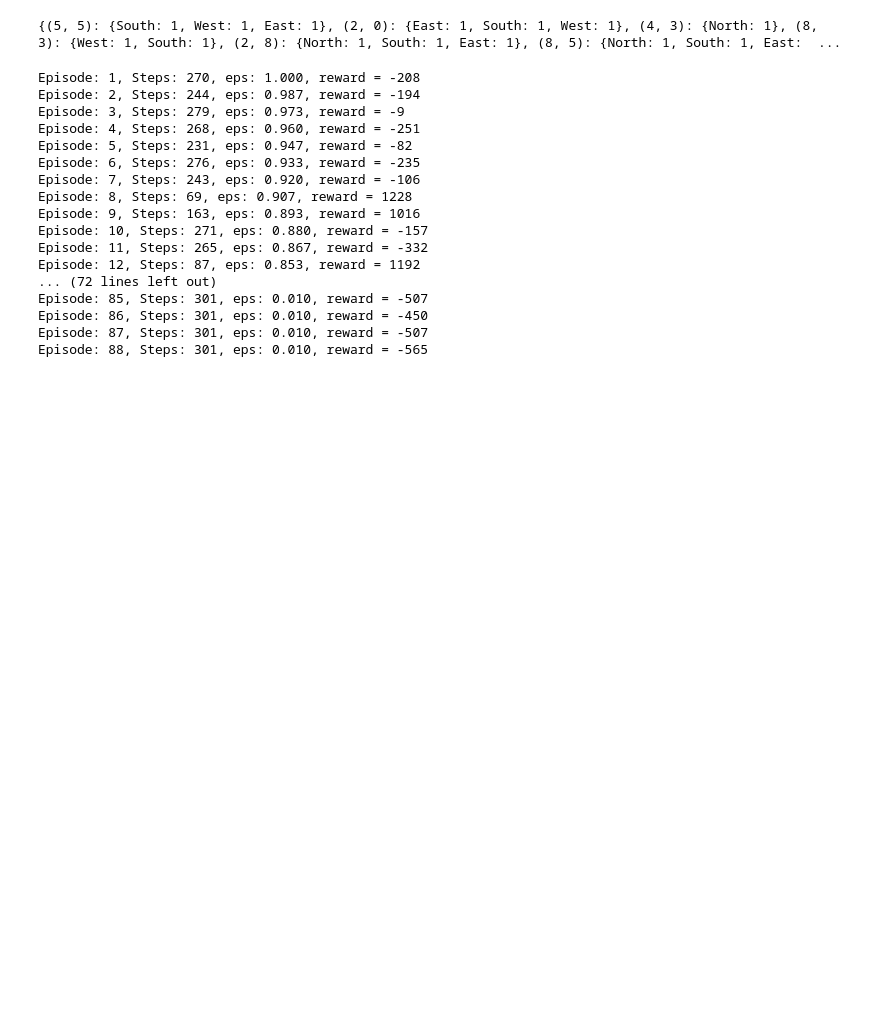
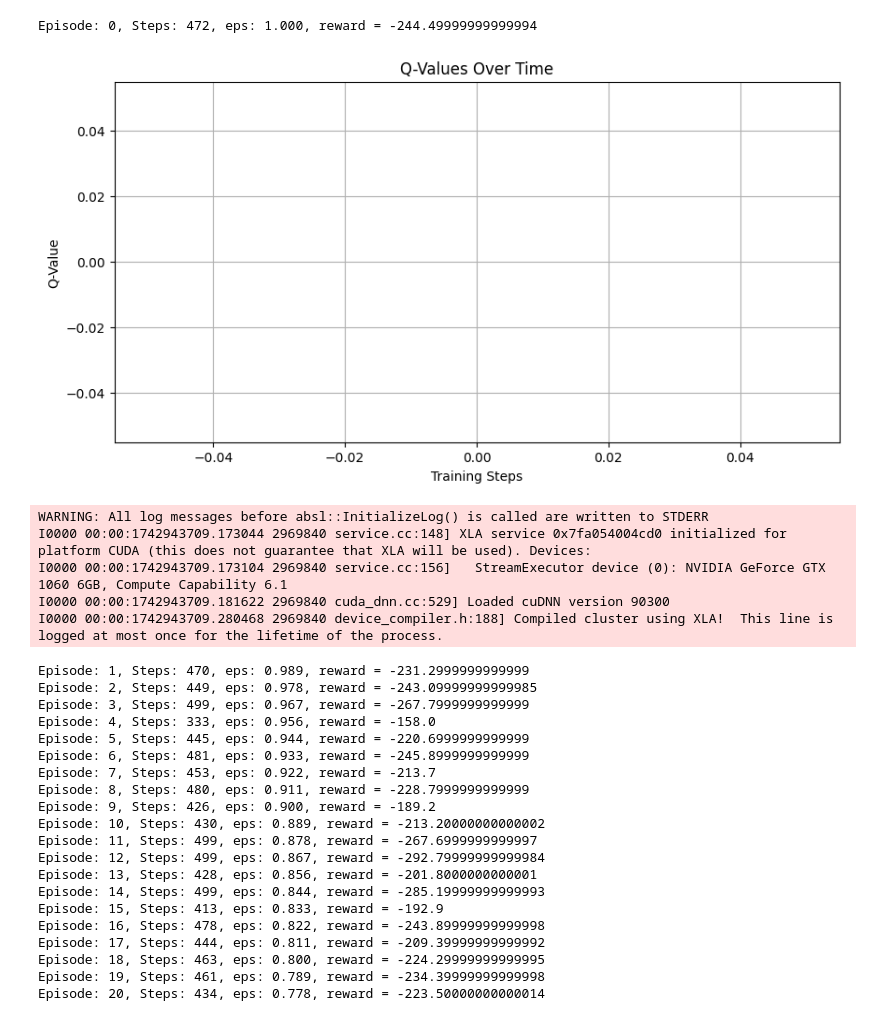
Before and after one commit to ArtLiathain/FYP, a Jupyter notebook: PythonMazeInteraction/firstAiTest.ipynb, the cells around one changed output. Saved outputs shown, nothing was run; the diff lists cells and outputs as text; code cells hidden in the pictures; blank space fills up the shorter version.

```diff
--- a/PythonMazeInteraction/firstAiTest.ipynb
+++ b/PythonMazeInteraction/firstAiTest.ipynb
@@ -91,7 +91,7 @@ def epsilon_greedy_policy(flat_state, epsilon):
 # %%
 from collections import deque
 
-replay_buffer = deque(maxlen=2000)
+replay_buffer = deque(maxlen=8000)
 # %%
 def sample_experiences(batch_size):
     indices = np.random.randint(len(replay_buffer), size=batch_size)
@@ -101,14 +101,15 @@ def sample_experiences(batch_size):
         for field_index in range(6)
     ]  # [states, actions, rewards, next_states, dones, truncateds]
 # %%
+reward_log = []
 def play_one_step(env, state, info, epsilon):
     flat_state = action_result_to_input_vector(state, info)
     action = epsilon_greedy_policy(flat_state, epsilon)
     action_obj = maze_library.create_action(map_int_to_direction(action))
     next_state, reward, done, truncated, new_info = action_result_to_tuple(env.take_action(action_obj))
     flat_next_state = action_result_to_input_vector(next_state, new_info)
+    reward_log.append(reward)
     replay_buffer.append((flat_state, action, reward, flat_next_state, done, truncated))
-    reward = reward
     return next_state, reward, done, truncated, info
 # %%
 np.random.seed(42)
@@ -117,75 +118,96 @@ rewards = []
 highest_reward = -1000000
 # %%
 batch_size = 32
-discount_factor = 0.95
-optimizer = tf.keras.optimizers.Nadam(learning_rate=1e-2)
-loss_fn = tf.keras.losses.MeanSquaredError()  # Use the class
+discount_factor = 0.96
+q_value_log = []
+optimizer = tf.keras.optimizers.Nadam(learning_rate=1e-4)
+loss_fn = tf.keras.losses.Huber(delta=1.0) # Use the class
 def training_step(batch_size):
     experiences = sample_experiences(batch_size)
     states, actions, rewards, next_states, dones, truncateds = experiences
     next_Q_values = model.predict(next_states, verbose=0)
     max_next_Q_values = next_Q_values.max(axis=1)
-    runs = 1.0 - (dones | truncateds)  # episode is not done or truncated
+    runs = 1.0 - (dones)  # episode is not done or truncated
     target_Q_values = rewards + runs * discount_factor * max_next_Q_values
     target_Q_values = target_Q_values.reshape(-1, 1)
+
     mask = tf.one_hot(actions, n_outputs)
     with tf.GradientTape() as tape:
         all_Q_values = model(states)
         Q_values = tf.reduce_sum(all_Q_values * mask, axis=1, keepdims=True)
+        q_value_log.extend(Q_values.numpy().flatten())
         loss = tf.reduce_mean(loss_fn(target_Q_values, Q_values))
 
     grads = tape.gradient(loss, model.trainable_variables)
     optimizer.apply_gradients(zip(grads, model.trainable_variables))
-# %%
-maze_library.print_weighted_graph(env)
-# %% [output]
-{(5, 5): {South: 1, West: 1, East: 1}, (2, 0): {East: 1, South: 1, West: 1}, (4, 3): {North: 1}, (8, 3): {West: 1, South: 1}, (2, 8): {North: 1, South: 1, East: 1}, (8, 5): {North: 1, South: 1, East:  ...
+# %%
+# Visualization function
+def plot_q_values():
+    plt.figure(figsize=(10, 5))
+    plt.plot(q_value_log)
+    plt.title("Q-Values Over Time")
+    plt.xlabel("Training Steps")
+    plt.ylabel("Q-Value")
+    plt.grid(True)
+    plt.show()
 # %%
 steps = 500
 
 for episode in range(100):
     result = env.reset()
     obs, reward, done, truncated, info = action_result_to_tuple(result)
     cumilative_reward = 0
     for step in range(steps):
-        epsilon = max(1 - episode / 75, 0.01)
+        epsilon = max(1 - episode / 90, 0.01)
         obs, reward, done, truncated, info = play_one_step(env, obs, info, epsilon)
         cumilative_reward += reward
         if done or truncated:
             break
 
     # Extra debug information
     print(f"\rEpisode: {episode}, Steps: {step}, eps: {epsilon:.3f}, reward = {cumilative_reward}")
     rewards.append(cumilative_reward)
 
     if cumilative_reward >= highest_reward:
         best_weights = model.get_weights()
         highest_reward = cumilative_reward
 
     if episode > 30:
         training_step(batch_size)
+    if episode % 20 == 0:
+        plot_q_values()
 
     with open(f'../mazeLogs/solve{episode}.json', 'w') as file:
         file.write(env.to_json_python())
 
 
 
 model.set_weights(best_weights)  # extra code – restores the best model weights
 # %% [output]
-Episode: 1, Steps: 270, eps: 1.000, reward = -208
-Episode: 2, Steps: 244, eps: 0.987, reward = -194
-Episode: 3, Steps: 279, eps: 0.973, reward = -9
-Episode: 4, Steps: 268, eps: 0.960, reward = -251
-Episode: 5, Steps: 231, eps: 0.947, reward = -82
-Episode: 6, Steps: 276, eps: 0.933, reward = -235
-Episode: 7, Steps: 243, eps: 0.920, reward = -106
-Episode: 8, Steps: 69, eps: 0.907, reward = 1228
-Episode: 9, Steps: 163, eps: 0.893, reward = 1016
-Episode: 10, Steps: 271, eps: 0.880, reward = -157
-Episode: 11, Steps: 265, eps: 0.867, reward = -332
-Episode: 12, Steps: 87, eps: 0.853, reward = 1192
-... (72 lines left out)
-Episode: 85, Steps: 301, eps: 0.010, reward = -507
-Episode: 86, Steps: 301, eps: 0.010, reward = -450
-Episode: 87, Steps: 301, eps: 0.010, reward = -507
-Episode: 88, Steps: 301, eps: 0.010, reward = -565
+Episode: 0, Steps: 472, eps: 1.000, reward = -244.49999999999994
+[figure, added]
+WARNING: All log messages before absl::InitializeLog() is called are written to STDERR
+I0000 00:00:1742943709.173044 2969840 service.cc:148] XLA service 0x7fa054004cd0 initialized for platform CUDA (this does not guarantee that XLA will be used). Devices:
+I0000 00:00:1742943709.173104 2969840 service.cc:156]   StreamExecutor device (0): NVIDIA GeForce GTX 1060 6GB, Compute Capability 6.1
+I0000 00:00:1742943709.181622 2969840 cuda_dnn.cc:529] Loaded cuDNN version 90300
+I0000 00:00:1742943709.280468 2969840 device_compiler.h:188] Compiled cluster using XLA!  This line is logged at most once for the lifetime of the process.
+Episode: 1, Steps: 470, eps: 0.989, reward = -231.2999999999999
+Episode: 2, Steps: 449, eps: 0.978, reward = -243.09999999999985
+Episode: 3, Steps: 499, eps: 0.967, reward = -267.7999999999999
+Episode: 4, Steps: 333, eps: 0.956, reward = -158.0
+Episode: 5, Steps: 445, eps: 0.944, reward = -220.6999999999999
+Episode: 6, Steps: 481, eps: 0.933, reward = -245.8999999999999
+Episode: 7, Steps: 453, eps: 0.922, reward = -213.7
+Episode: 8, Steps: 480, eps: 0.911, reward = -228.7999999999999
+Episode: 9, Steps: 426, eps: 0.900, reward = -189.2
+Episode: 10, Steps: 430, eps: 0.889, reward = -213.20000000000002
+Episode: 11, Steps: 499, eps: 0.878, reward = -267.6999999999997
+Episode: 12, Steps: 499, eps: 0.867, reward = -292.79999999999984
+Episode: 13, Steps: 428, eps: 0.856, reward = -201.8000000000001
+Episode: 14, Steps: 499, eps: 0.844, reward = -285.19999999999993
+Episode: 15, Steps: 413, eps: 0.833, reward = -192.9
+Episode: 16, Steps: 478, eps: 0.822, reward = -243.89999999999998
+Episode: 17, Steps: 444, eps: 0.811, reward = -209.39999999999992
+Episode: 18, Steps: 463, eps: 0.800, reward = -224.29999999999995
+Episode: 19, Steps: 461, eps: 0.789, reward = -234.39999999999998
+Episode: 20, Steps: 434, eps: 0.778, reward = -223.50000000000014
```
Also changed, not shown: parts of 6 cells of this notebook, 5 other files.
